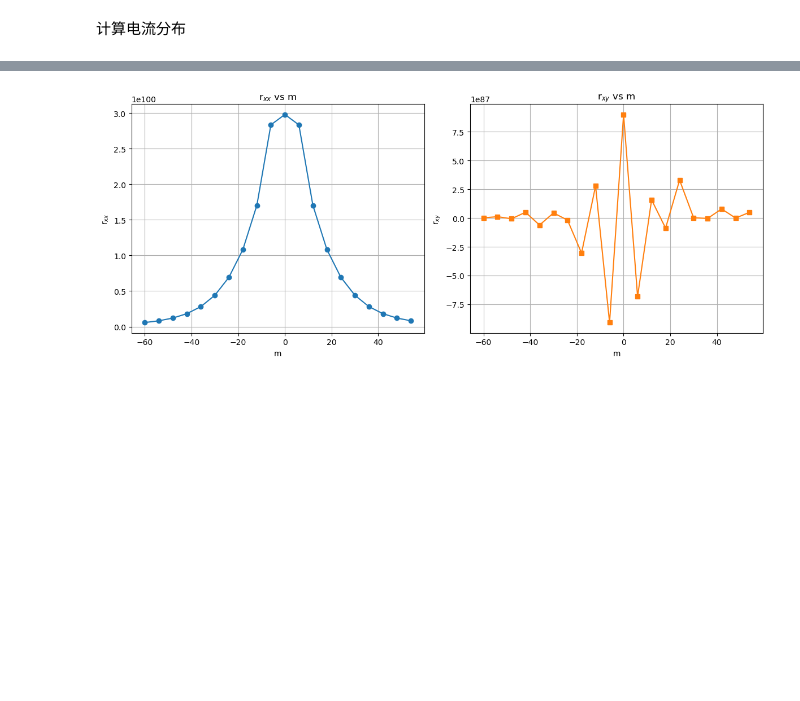
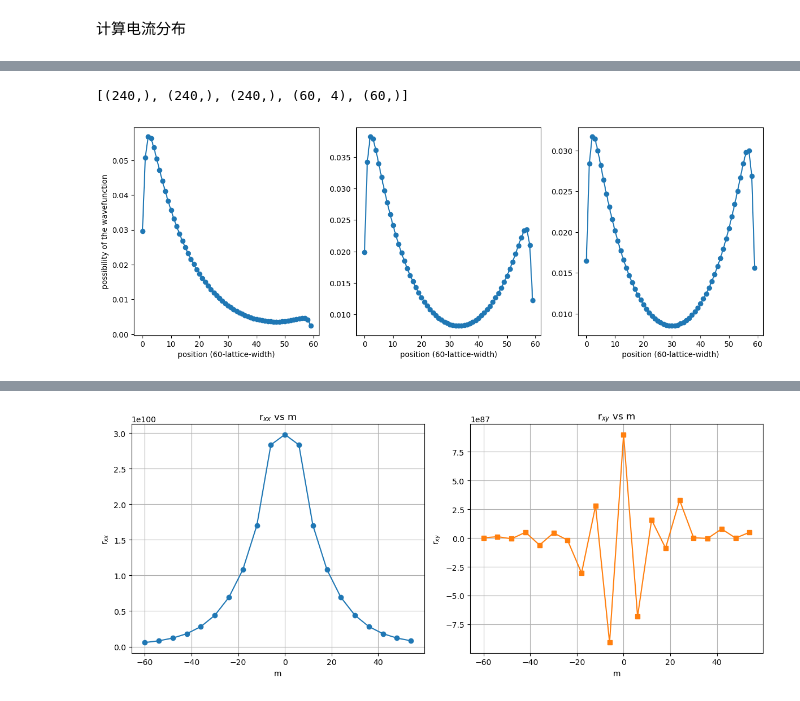
Before and after one commit to Xky123ff/GIT--DEMO, a Jupyter notebook: 1DEG/1DEG (square).ipynb, the cells around one changed output, grey strips where cells are left out. Cells and saved outputs as stored; diff of their text form; code cells hidden in the pictures; blank space fills up the shorter version.

```diff
--- a/1DEG/1DEG (square).ipynb
+++ b/1DEG/1DEG (square).ipynb
@@ -133,3 +158,28 @@ kwant.plotter.bands(syst3,momenta=np.linspace(-a_x, a_x, 100), ax=ax2);
+# %%
+swf1=np.abs(evs[70][:,119])**2       #evs储存了200的k点的波函数（240✖️240）「第x列代表了第x能级的波函数，其波函数有240个分量」，evs[70]是第70个k点的波函数，evs[70][:,10]是第70个k点的第10个能级的波函数
+swf2=np.abs(evs[95][:,119])**2       #[:,10] equals to the sumption of [0,10][1,10][2,10][3,10].... [240,10]
+swf3=np.abs(evs[99][:,119])**2
+fig,(ax1,ax2,ax3)=plt.subplots(1,3, figsize=(15,5))
+ax1.plot(range(60),swf1.reshape((-1,4)).sum(1),'-o')
+ax2.plot(range(60),swf2.reshape((-1,4)).sum(1),'-o')
+ax3.plot(range(60),swf3.reshape((-1,4)).sum(1),'-o')
+
+for ax in (ax1,ax2,ax3):
+    ax.set_xlabel('position (60-lattice-width)')
+ax1.set_ylabel('possibility of the wavefunction')
+
+# 1. take the absolute value of the wavefunction and make the square
+# 2. split the "array1" into parts (each parts has 4 values, i.e. the inner freedom of 4 at the same site is grouped) by using np.reshape(array1,(-1,4)), check the example-1 below
+# 3. sum the parts splitted, i.e. sum the inner freedom of 4
+
+swf2=np.abs(evs[70][:,119])
+[np.array(swf2).shape,np.array(swf2**2).shape,np.array(swf2**3).shape,np.array(swf2).reshape((-1,4)).shape,np.array(swf2).reshape((-1,4)).sum(1).shape]
+#SWF2 = np.array([11, 12, 33, 4, 5, 6, 7, 88])
+#SWF2.reshape((-1, 4))             [[11, 12, 33,  4],[ 5,  6,  7, 88]]
+#SWF2.reshape((-1, 4)).sum(1)      [60, 106]
+# %% [output]
+[(240,), (240,), (240,), (60, 4), (60,)]
+[figure, added]
 # %%
 def find_voltages(tmatrix,current):  #注意：该函数返回的V是所有V的矩阵        #tmatrix是传输矩阵，在此处还未定义，current是电流分布[1, 0, 0, -1, 0, 0] 表示电流从端口1流入，端口4流出。
     try:                                                            #np.linalg.solve()函数用于求解线性方程组，返回值是一个数组，数组中的每个元素是一个未知数的解
```
Also changed, not shown: parts of 10 cells of this notebook, 1 other file.
